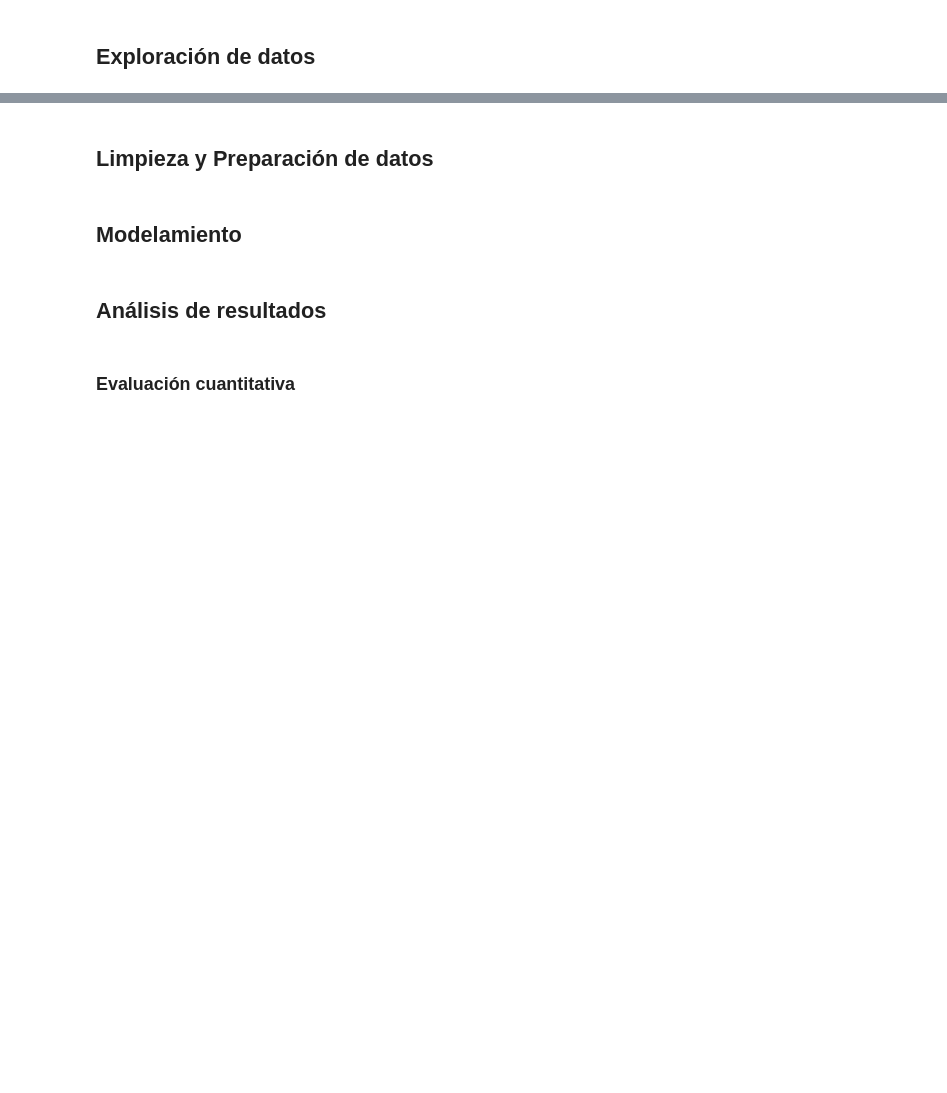
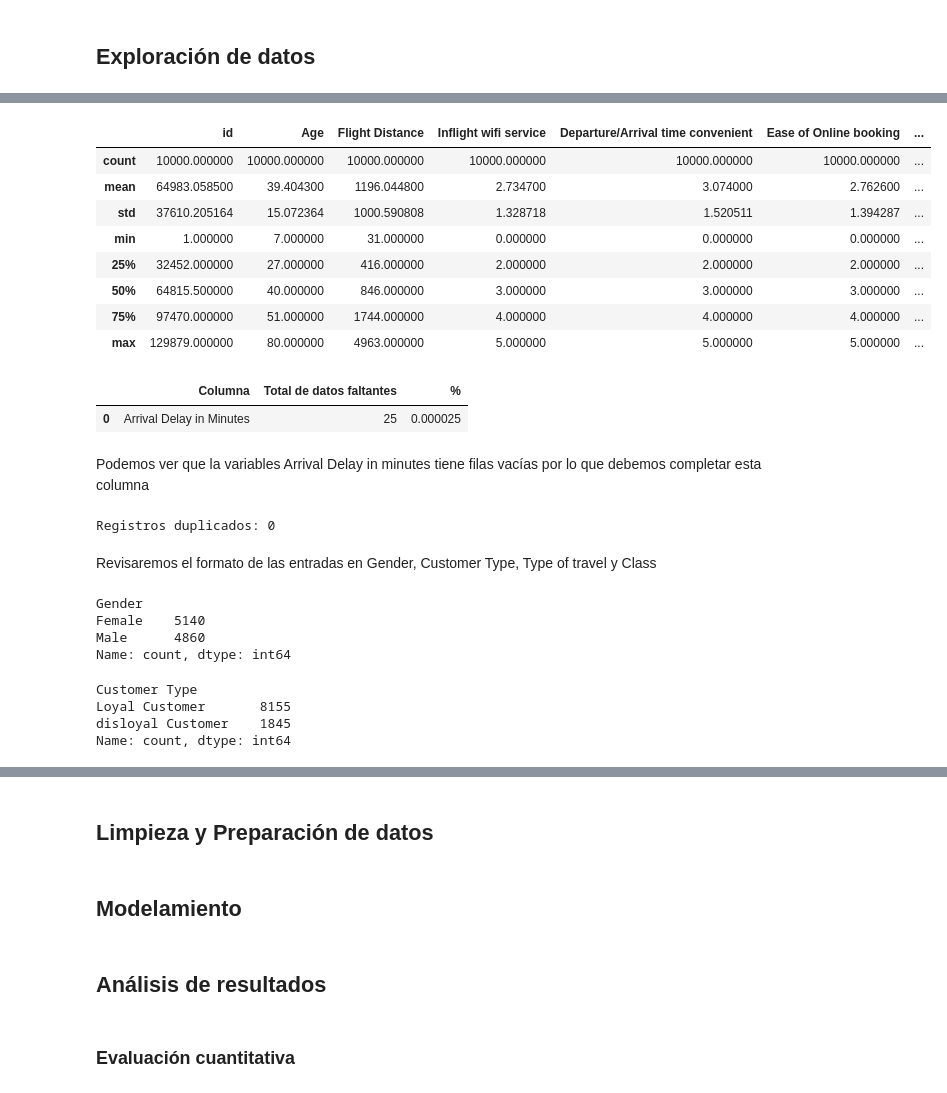
Before and after one commit to ef-blanco/Lab_1_Aprendizaje_Maq, a Jupyter notebook: L4 Tarea de agrupacion/Laboratorio_4_ML.ipynb, the cells around one changed output, grey strips where cells are left out. Cells and saved outputs as stored; diff of their text form; code cells hidden in the pictures; blank space fills up the shorter version.

```diff
--- a/L4 Tarea de agrupacion/Laboratorio_4_ML.ipynb
+++ b/L4 Tarea de agrupacion/Laboratorio_4_ML.ipynb
@@ -21,0 +60,47 @@ from sklearn.preprocessing import RobustScaler, MinMaxScaler, StandardScaler
+# %%
+datos.describe()
+# %% [output]
+|  | id | Age | Flight Distance | Inflight wifi service | Departure/Arrival time convenient | Ease of Online booking | ... |
+| count | 10000.000000 | 10000.000000 | 10000.000000 | 10000.000000 | 10000.000000 | 10000.000000 | ... |
+| mean | 64983.058500 | 39.404300 | 1196.044800 | 2.734700 | 3.074000 | 2.762600 | ... |
+| std | 37610.205164 | 15.072364 | 1000.590808 | 1.328718 | 1.520511 | 1.394287 | ... |
+| min | 1.000000 | 7.000000 | 31.000000 | 0.000000 | 0.000000 | 0.000000 | ... |
+| 25% | 32452.000000 | 27.000000 | 416.000000 | 2.000000 | 2.000000 | 2.000000 | ... |
+| 50% | 64815.500000 | 40.000000 | 846.000000 | 3.000000 | 3.000000 | 3.000000 | ... |
+| 75% | 97470.000000 | 51.000000 | 1744.000000 | 4.000000 | 4.000000 | 4.000000 | ... |
+| max | 129879.000000 | 80.000000 | 4963.000000 | 5.000000 | 5.000000 | 5.000000 | ... |
+# %%
+# Revisamos los datos nulos
+
+porcentajes_NaN = (datos.isnull().sum()/(datos.shape[0]*100)).sort_values(ascending=False)
+info_faltante = pd.DataFrame({
+    'Columna':porcentajes_NaN.index,
+    'Total de datos faltantes':datos.isnull().sum()[porcentajes_NaN.index].values,
+    '%':porcentajes_NaN.values
+})
+info_faltante[info_faltante['Total de datos faltantes']>0]
+# %% [output]
+|  | Columna | Total de datos faltantes | % |
+| 0 | Arrival Delay in Minutes | 25 | 0.000025 |
+# %% [markdown]
+Podemos ver que la variables Arrival Delay in minutes tiene filas vacías por lo que debemos completar esta columna
+# %%
+print(f"Registros duplicados: {datos.duplicated().sum()}")
+# %% [output]
+Registros duplicados: 0
+# %% [markdown]
+Revisaremos el formato de las entradas en Gender, Customer Type, Type of travel y Class
+# %%
+datos["Gender"].value_counts()
+# %% [output]
+Gender
+Female    5140
+Male      4860
+Name: count, dtype: int64
+# %%
+datos["Customer Type"].value_counts()
+# %% [output]
+Customer Type
+Loyal Customer       8155
+disloyal Customer    1845
+Name: count, dtype: int64
```
Also changed, not shown: parts of 8 cells of this notebook.
